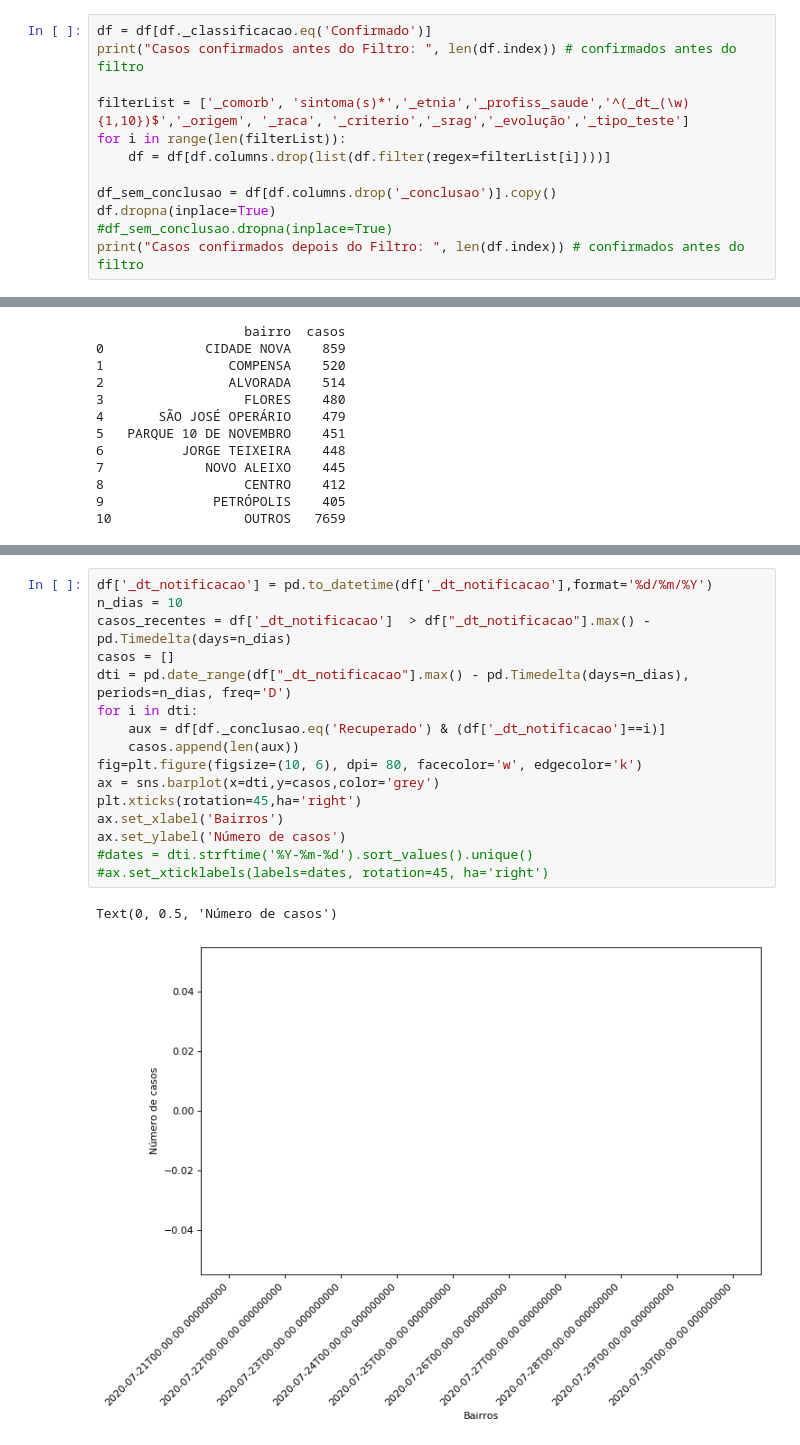
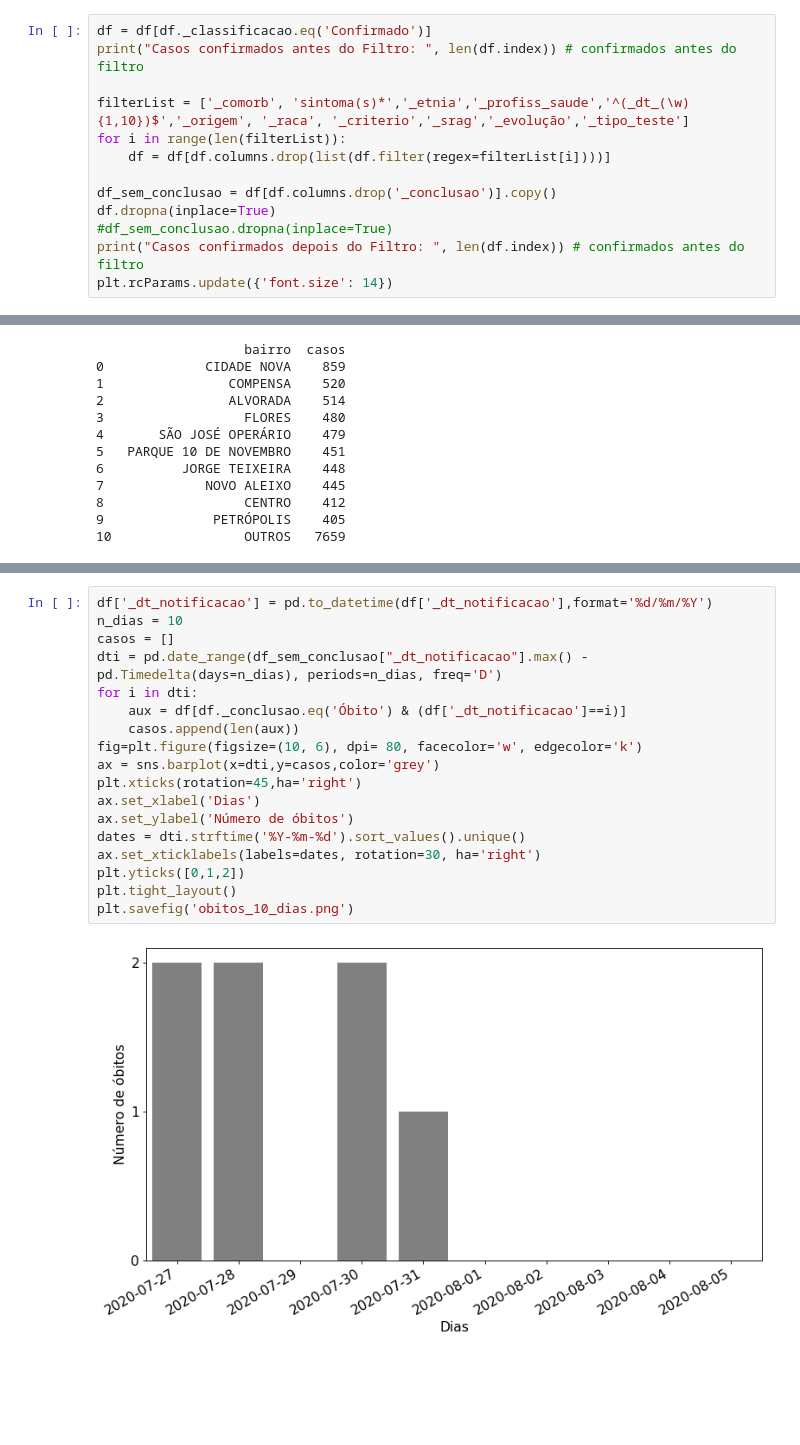
Before and after one commit to yonekura-dc/covid-manaus-redes-neurais2020, a Jupyter notebook: src/visualizacao.ipynb, the cells around one changed output, grey strips where cells are left out. Drawn from its saved outputs; the diff is of its cells as text; blank space fills up the shorter version.

```diff
--- a/src/visualizacao.ipynb
+++ b/src/visualizacao.ipynb
@@ -18,6 +18,7 @@ df_sem_conclusao = df[df.columns.drop('_conclusao')].copy()
 df.dropna(inplace=True)
 #df_sem_conclusao.dropna(inplace=True)
 print("Casos confirmados depois do Filtro: ", len(df.index)) # confirmados antes do filtro
+plt.rcParams.update({'font.size': 14})
 # %% [output]
 Casos confirmados antes do Filtro:  36947
 Casos confirmados depois do Filtro:  12672
@@ -93,20 +91,21 @@ ax.set_xticklabels(labels=dates, rotation=45, ha='right')
 # %%
 df['_dt_notificacao'] = pd.to_datetime(df['_dt_notificacao'],format='%d/%m/%Y')
 n_dias = 10
-casos_recentes = df['_dt_notificacao']  > df["_dt_notificacao"].max() - pd.Timedelta(days=n_dias)
 casos = []
-dti = pd.date_range(df["_dt_notificacao"].max() - pd.Timedelta(days=n_dias), periods=n_dias, freq='D')
+dti = pd.date_range(df_sem_conclusao["_dt_notificacao"].max() - pd.Timedelta(days=n_dias), periods=n_dias, freq='D')
 for i in dti:
-    aux = df[df._conclusao.eq('Recuperado') & (df['_dt_notificacao']==i)]
+    aux = df[df._conclusao.eq('Óbito') & (df['_dt_notificacao']==i)]
     casos.append(len(aux))
 fig=plt.figure(figsize=(10, 6), dpi= 80, facecolor='w', edgecolor='k')
 ax = sns.barplot(x=dti,y=casos,color='grey')
 plt.xticks(rotation=45,ha='right')
-ax.set_xlabel('Bairros')
-ax.set_ylabel('Número de casos')
-#dates = dti.strftime('%Y-%m-%d').sort_values().unique()
-#ax.set_xticklabels(labels=dates, rotation=45, ha='right')
+ax.set_xlabel('Dias')
+ax.set_ylabel('Número de óbitos')
+dates = dti.strftime('%Y-%m-%d').sort_values().unique()
+ax.set_xticklabels(labels=dates, rotation=30, ha='right')
+plt.yticks([0,1,2])
+plt.tight_layout()
+plt.savefig('obitos_10_dias.png')
 # %% [output]
-Text(0, 0.5, 'Número de casos')
-[figure, old version]
+[figure, new version]
 # %%
```
Also changed, not shown: parts of 7 cells of this notebook, 8 other files.
